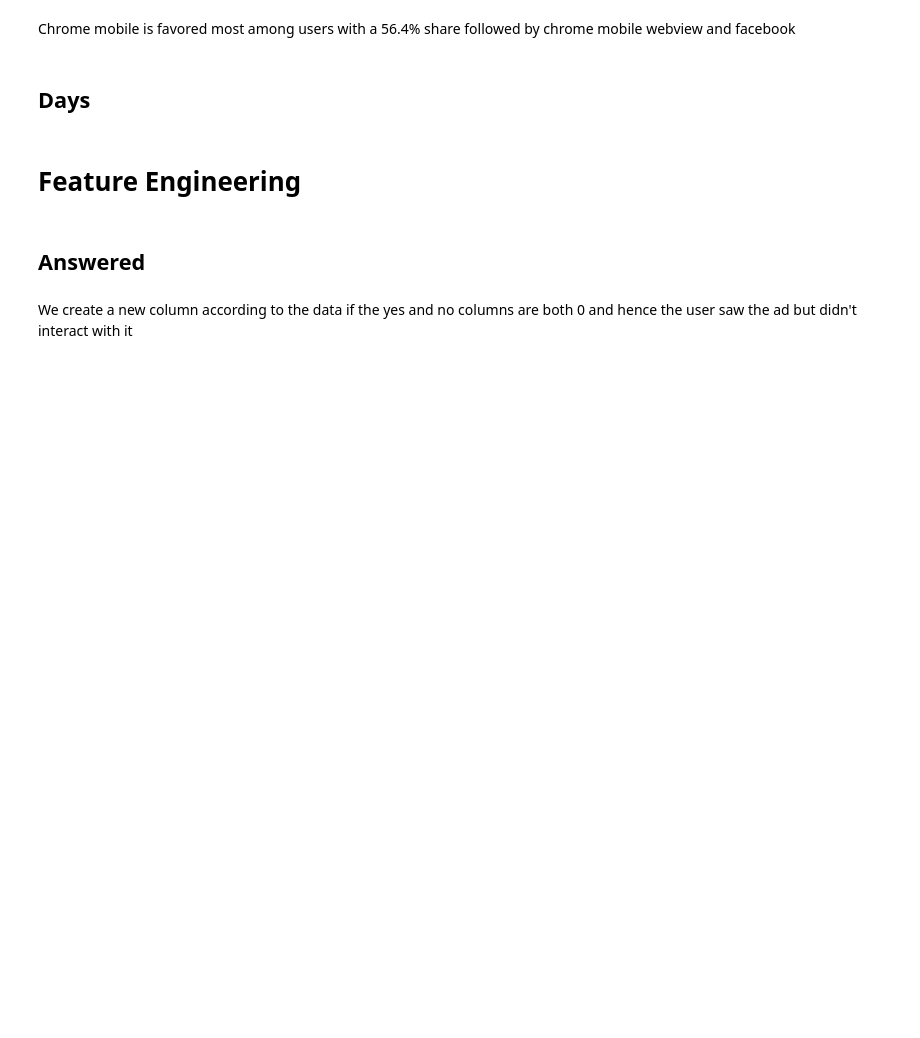
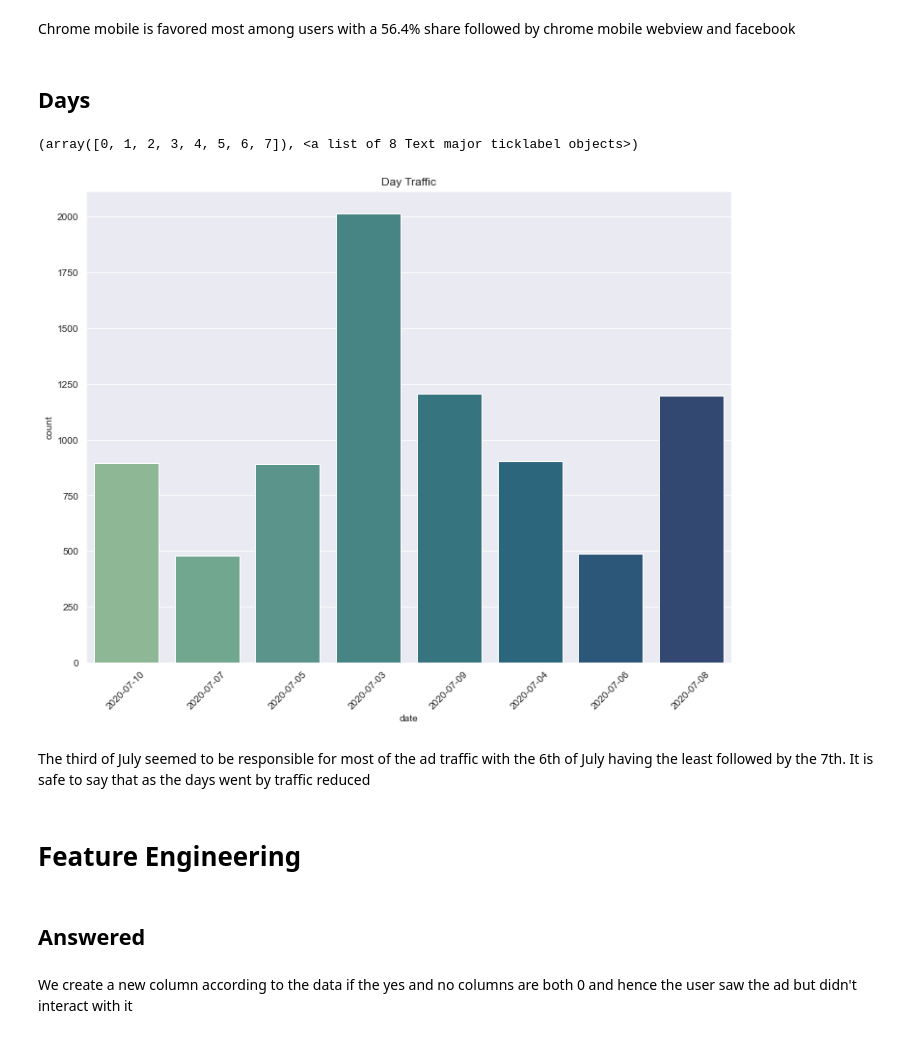
Before and after one commit to Blvisse/ABtesting, a Jupyter notebook: notebooks/ABTesting.ipynb, the cells around one changed output. Drawn from its saved outputs; the diff is of its cells as text; code cells hidden in the pictures; blank space fills up the shorter version.

```diff
--- a/notebooks/ABTesting.ipynb
+++ b/notebooks/ABTesting.ipynb
@@ -185,6 +187,16 @@ plt.xticks(rotation=45)
 Chrome mobile is favored most among users with a 56.4% share followed by chrome mobile webview and facebook
 # %% [markdown]
 ## Days
+# %%
+plt.figure(figsize=(12,9))
+sns.countplot(data['date'],palette='crest')
+plt.title("Day Traffic")
+plt.xticks(rotation=45)
+# %% [output]
+(array([0, 1, 2, 3, 4, 5, 6, 7]), <a list of 8 Text major ticklabel objects>)
+[figure, added]
+# %% [markdown]
+The third of July seemed to be responsible for most of the ad traffic with the 6th of July having the least followed by the 7th. It is safe to say that as the days went by traffic reduced
 # %% [markdown]
 # Feature Engineering
 # %% [markdown]
```
Also changed, not shown: parts of 23 cells of this notebook, 21 other files.
